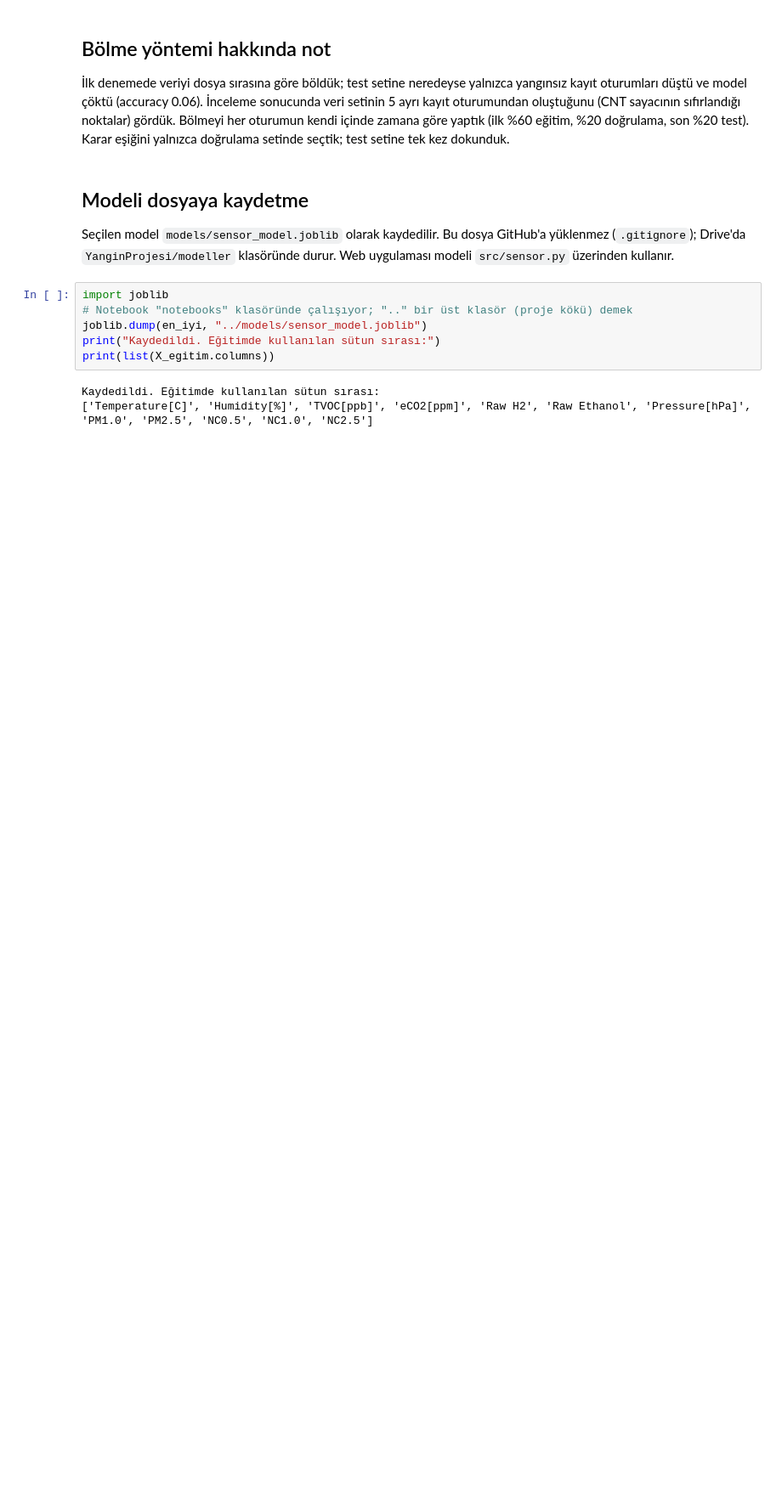
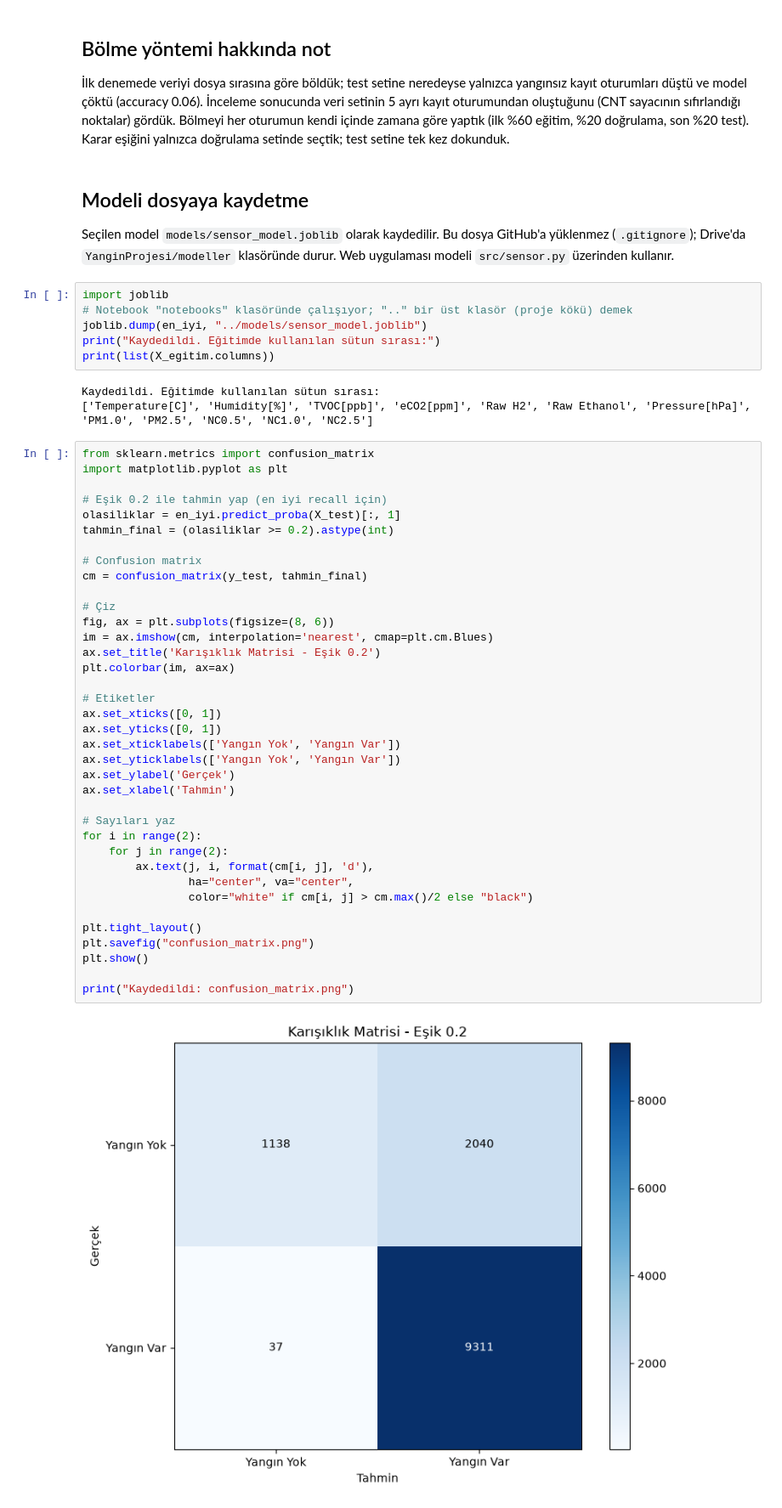
Before and after one commit to karyacankaya/yangin-tespit-asistani, a Jupyter notebook: notebooks/02_sensor_modeller.ipynb, the cells around one changed output. Shown at 85% size. Cells and saved outputs as stored; diff of their text form; blank space fills up the shorter version.

```diff
--- a/notebooks/02_sensor_modeller.ipynb
+++ b/notebooks/02_sensor_modeller.ipynb
@@ -283,3 +283,42 @@ print(list(X_egitim.columns))
 # %% [output]
 Kaydedildi. Eğitimde kullanılan sütun sırası:
 ['Temperature[C]', 'Humidity[%]', 'TVOC[ppb]', 'eCO2[ppm]', 'Raw H2', 'Raw Ethanol', 'Pressure[hPa]', 'PM1.0', 'PM2.5', 'NC0.5', 'NC1.0', 'NC2.5']
+# %%
+from sklearn.metrics import confusion_matrix
+import matplotlib.pyplot as plt
+
+# Eşik 0.2 ile tahmin yap (en iyi recall için)
+olasiliklar = en_iyi.predict_proba(X_test)[:, 1]
+tahmin_final = (olasiliklar >= 0.2).astype(int)
+
+# Confusion matrix
+cm = confusion_matrix(y_test, tahmin_final)
+
+# Çiz
+fig, ax = plt.subplots(figsize=(8, 6))
+im = ax.imshow(cm, interpolation='nearest', cmap=plt.cm.Blues)
+ax.set_title('Karışıklık Matrisi - Eşik 0.2')
+plt.colorbar(im, ax=ax)
+
+# Etiketler
+ax.set_xticks([0, 1])
+ax.set_yticks([0, 1])
+ax.set_xticklabels(['Yangın Yok', 'Yangın Var'])
+ax.set_yticklabels(['Yangın Yok', 'Yangın Var'])
+ax.set_ylabel('Gerçek')
+ax.set_xlabel('Tahmin')
+
+# Sayıları yaz
+for i in range(2):
+    for j in range(2):
+        ax.text(j, i, format(cm[i, j], 'd'),
+                ha="center", va="center",
+                color="white" if cm[i, j] > cm.max()/2 else "black")
+
+plt.tight_layout()
+plt.savefig("confusion_matrix.png")
+plt.show()
+
+print("Kaydedildi: confusion_matrix.png")
+# %% [output]
+[figure, added]
```
Also changed, not shown: parts of 1 cell of this notebook, 1 other file.
